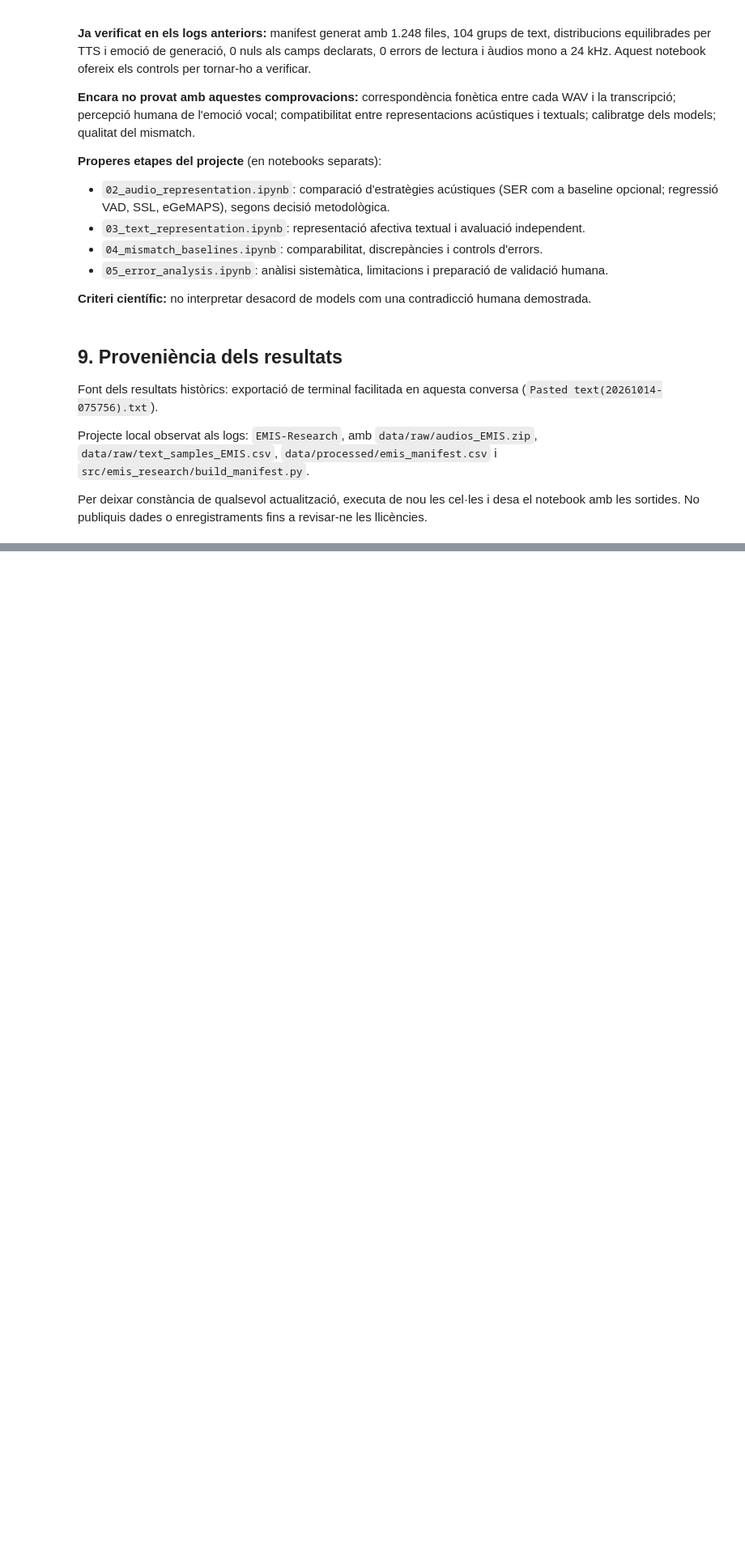
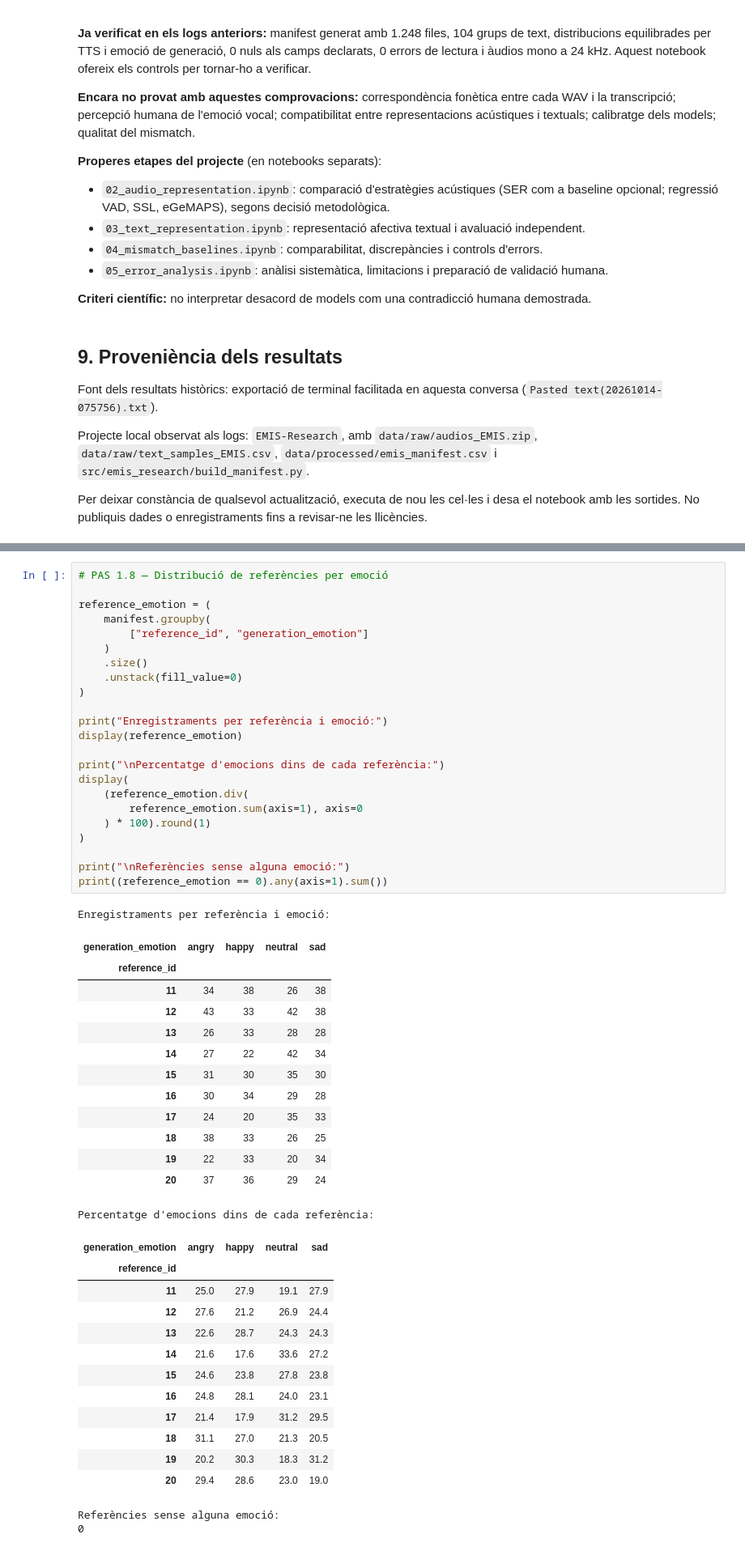
Before and after one commit to nat6086/EMIS-Research, a Jupyter notebook: notebooks/01_EMIS_dataset_audit.ipynb, the cells around one changed output, grey strips where cells are left out. Shown at 81% size. Saved outputs shown, nothing was run; the diff lists cells and outputs as text; blank space fills up the shorter version.

```diff
--- a/notebooks/01_EMIS_dataset_audit.ipynb
+++ b/notebooks/01_EMIS_dataset_audit.ipynb
@@ -471,0 +752,52 @@ Per deixar constància de qualsevol actualització, executa de nou les cel·les
+# %%
+# PAS 1.8 — Distribució de referències per emoció
+
+reference_emotion = (
+    manifest.groupby(
+        ["reference_id", "generation_emotion"]
+    )
+    .size()
+    .unstack(fill_value=0)
+)
+
+print("Enregistraments per referència i emoció:")
+display(reference_emotion)
+
+print("\nPercentatge d'emocions dins de cada referència:")
+display(
+    (reference_emotion.div(
+        reference_emotion.sum(axis=1), axis=0
+    ) * 100).round(1)
+)
+
+print("\nReferències sense alguna emoció:")
+print((reference_emotion == 0).any(axis=1).sum())
+# %% [output]
+Enregistraments per referència i emoció:
+| generation_emotion | angry | happy | neutral | sad |
+| reference_id |  |  |  |  |
+| 11 | 34 | 38 | 26 | 38 |
+| 12 | 43 | 33 | 42 | 38 |
+| 13 | 26 | 33 | 28 | 28 |
+| 14 | 27 | 22 | 42 | 34 |
+| 15 | 31 | 30 | 35 | 30 |
+| 16 | 30 | 34 | 29 | 28 |
+| 17 | 24 | 20 | 35 | 33 |
+| 18 | 38 | 33 | 26 | 25 |
+| 19 | 22 | 33 | 20 | 34 |
+| 20 | 37 | 36 | 29 | 24 |
+Percentatge d'emocions dins de cada referència:
+| generation_emotion | angry | happy | neutral | sad |
+| reference_id |  |  |  |  |
+| 11 | 25.0 | 27.9 | 19.1 | 27.9 |
+| 12 | 27.6 | 21.2 | 26.9 | 24.4 |
+| 13 | 22.6 | 28.7 | 24.3 | 24.3 |
+| 14 | 21.6 | 17.6 | 33.6 | 27.2 |
+| 15 | 24.6 | 23.8 | 27.8 | 23.8 |
+| 16 | 24.8 | 28.1 | 24.0 | 23.1 |
+| 17 | 21.4 | 17.9 | 31.2 | 29.5 |
+| 18 | 31.1 | 27.0 | 21.3 | 20.5 |
+| 19 | 20.2 | 30.3 | 18.3 | 31.2 |
+| 20 | 29.4 | 28.6 | 23.0 | 19.0 |
+Referències sense alguna emoció:
+0
```
Also changed, not shown: parts of 12 cells of this notebook, 1 other file.
